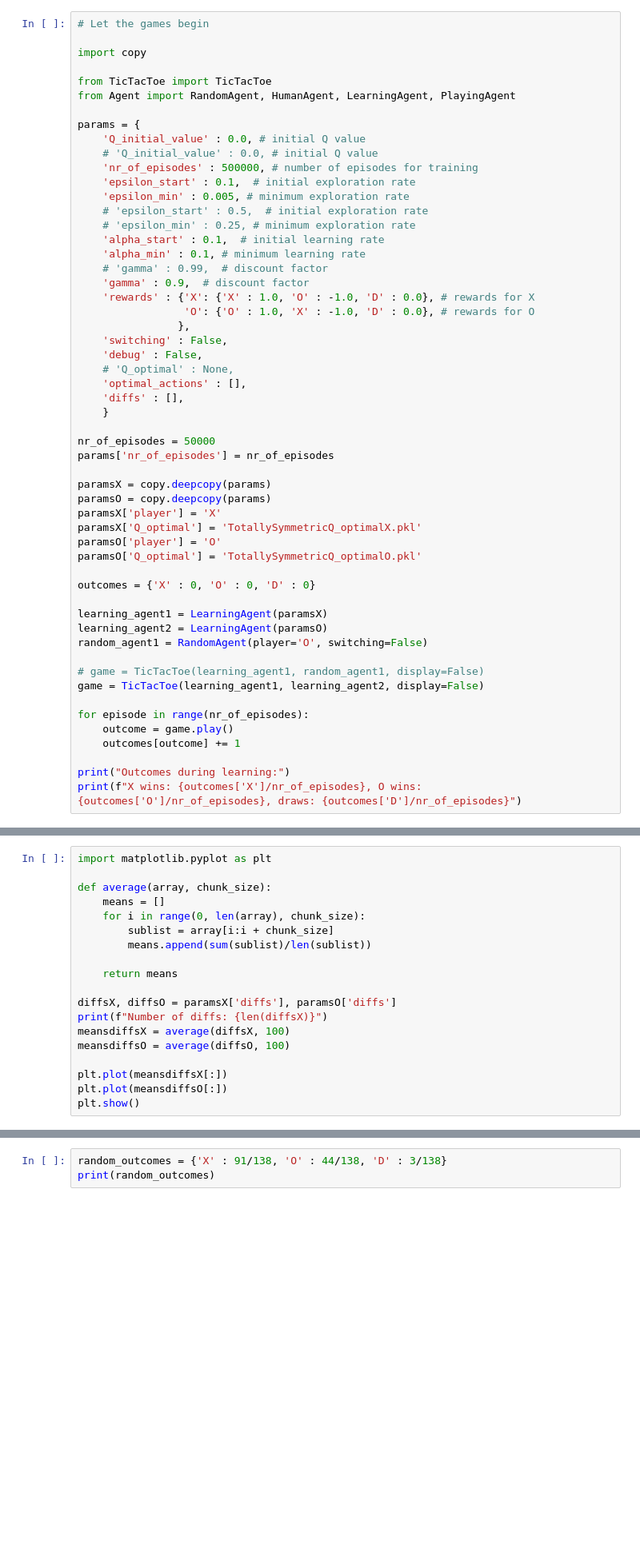
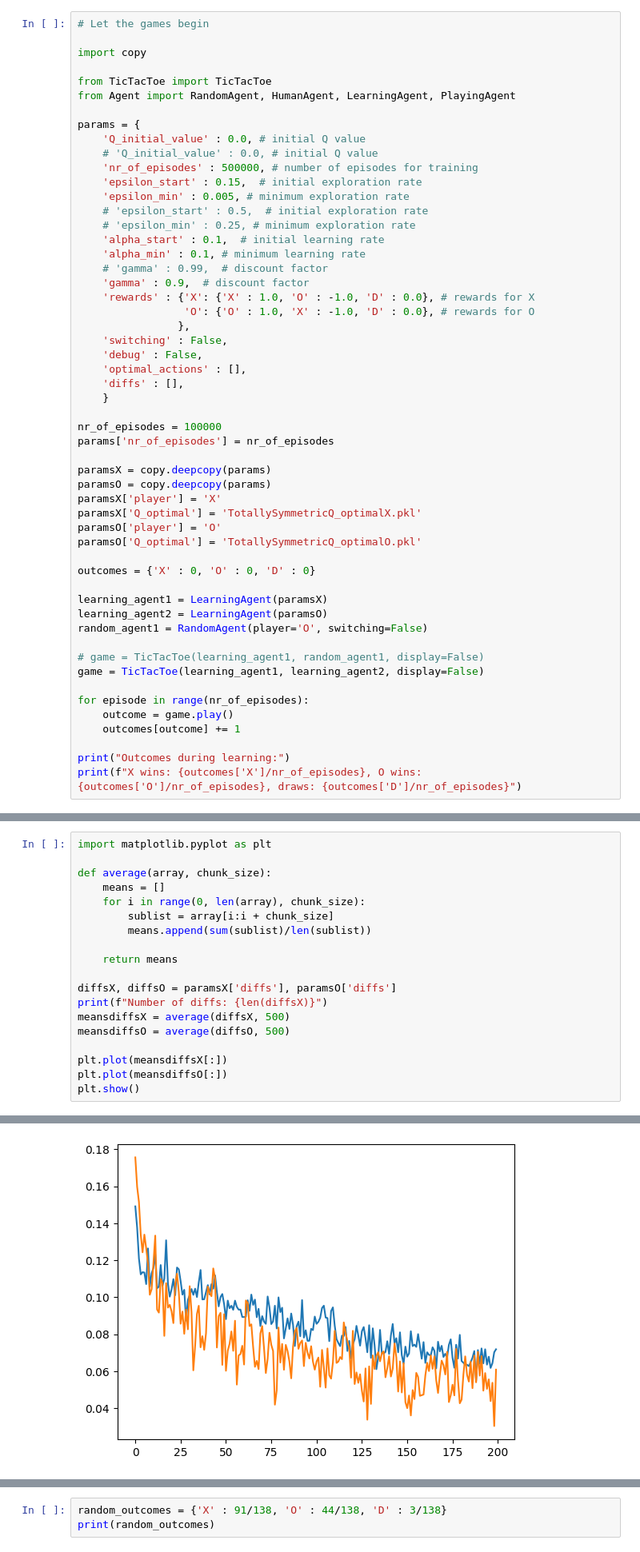
Before and after one commit to jakobatgithub/TicTacToe, a Jupyter notebook: TicTacToe.ipynb, the cells around one changed output, grey strips where cells are left out. Shown at 80% size. Saved outputs shown, nothing was run; the diff lists cells and outputs as text; blank space fills up the shorter version.

```diff
--- a/TicTacToe.ipynb
+++ b/TicTacToe.ipynb
@@ -10,7 +10,7 @@ params = {
     'Q_initial_value' : 0.0, # initial Q value
     # 'Q_initial_value' : 0.0, # initial Q value
     'nr_of_episodes' : 500000, # number of episodes for training
-    'epsilon_start' : 0.1,  # initial exploration rate
+    'epsilon_start' : 0.15,  # initial exploration rate
     'epsilon_min' : 0.005, # minimum exploration rate
     # 'epsilon_start' : 0.5,  # initial exploration rate
     # 'epsilon_min' : 0.25, # minimum exploration rate
@@ -23,12 +23,11 @@ params = {
                 },
     'switching' : False,
     'debug' : False,
-    # 'Q_optimal' : None,
     'optimal_actions' : [],
     'diffs' : [],
     }
 
-nr_of_episodes = 50000
+nr_of_episodes = 100000
 params['nr_of_episodes'] = nr_of_episodes
 
 paramsX = copy.deepcopy(params)
@@ -66,9 +68,10 @@ def average(array, chunk_size):
 
 diffsX, diffsO = paramsX['diffs'], paramsO['diffs']
 print(f"Number of diffs: {len(diffsX)}")
-meansdiffsX = average(diffsX, 100)
-meansdiffsO = average(diffsO, 100)
+meansdiffsX = average(diffsX, 500)
+meansdiffsO = average(diffsO, 500)
 
 plt.plot(meansdiffsX[:])
 plt.plot(meansdiffsO[:])
 plt.show()
+# %% [output]
@@ -75,3 +79,4 @@ plt.show()
+[figure, added]
 # %%
 optimal_actionsX = paramsX['optimal_actions']
 print(len(optimal_actionsX))
```
Also changed, not shown: parts of 5 cells of this notebook, 1 other file.
